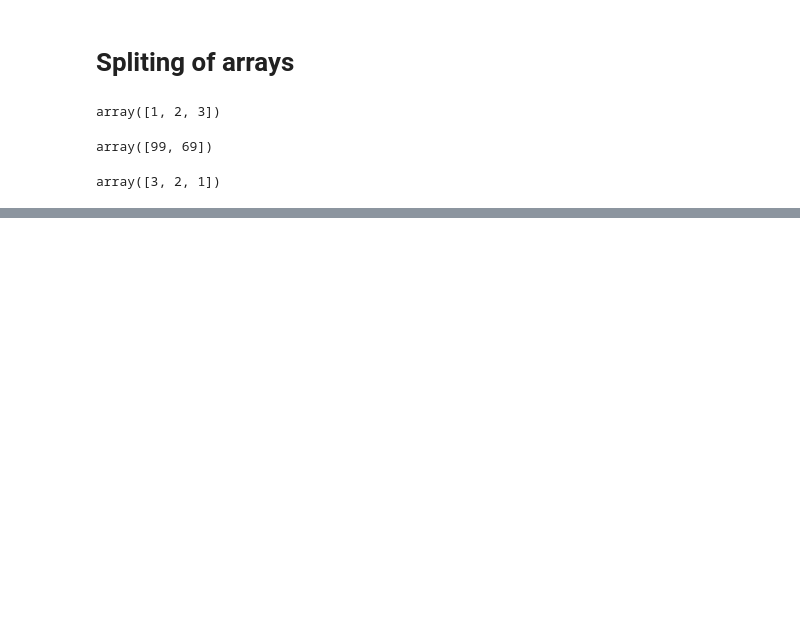
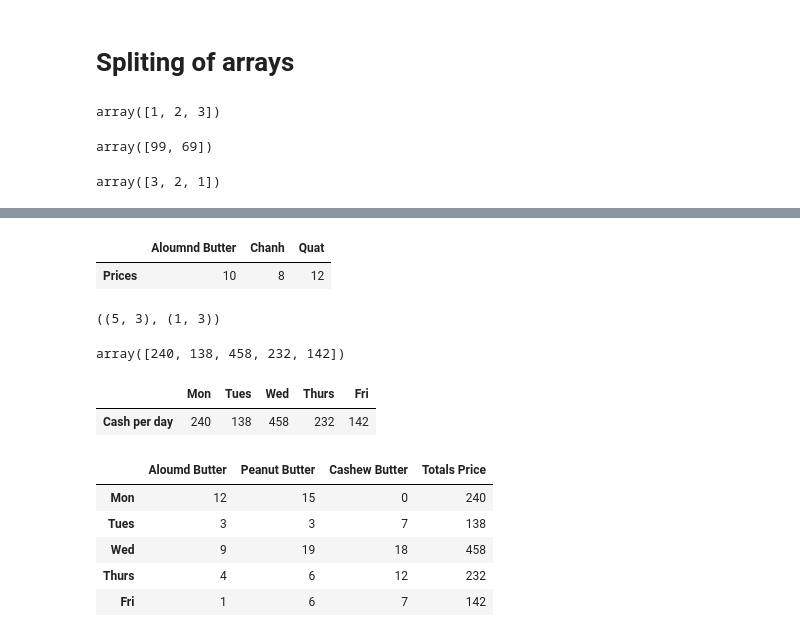
Before and after one commit to hung1012/ML-Basics, a Jupyter notebook: Numpy_Basics.ipynb, the cells around one changed output, grey strips where cells are left out. Cells and saved outputs as stored; diff of their text form; code cells hidden in the pictures; blank space fills up the shorter version.

```diff
--- a/Numpy_Basics.ipynb
+++ b/Numpy_Basics.ipynb
@@ -232,0 +387,5 @@ array([3, 2, 1])
+# %%
+# Number of jar sold
+np.random.seed(0)
+
+sales_amounts = np.random.randint(20, size = (5,3))
@@ -232,0 +400,6 @@ array([3, 2, 1])
+# %%
+#Create weekly_sales DataFrame
+import pandas as pd
+
+weekly_sales = pd.DataFrame(sales_amounts, index = ["Mon", "Tues","Wed","Thurs", "Fri"],
+                            columns = ["Aloumd Butter", "Peanut Butter", "Cashew Butter"])
@@ -232,0 +415,3 @@ array([3, 2, 1])
+# %%
+#create a price array
+prices = np.array([10,8,12])
@@ -232,0 +420,15 @@ array([3, 2, 1])
+# %%
+butter_prices
+# %% [output]
+|  | Aloumnd Butter | Chanh | Quat |
+| Prices | 10 | 8 | 12 |
+# %%
+weekly_sales.shape, butter_prices.shape
+# %% [output]
+((5, 3), (1, 3))
+# %%
+cash = sales_amounts.dot(prices.T)
+# %%
+cash
+# %% [output]
+array([240, 138, 458, 232, 142])
@@ -232,0 +437,15 @@ array([3, 2, 1])
+# %%
+day_cash
+# %% [output]
+|  | Mon | Tues | Wed | Thurs | Fri |
+| Cash per day | 240 | 138 | 458 | 232 | 142 |
+# %%
+weekly_sales["Totals Price"] = cash
+weekly_sales
+# %% [output]
+|  | Aloumd Butter | Peanut Butter | Cashew Butter | Totals Price |
+| Mon | 12 | 15 | 0 | 240 |
+| Tues | 3 | 3 | 7 | 138 |
+| Wed | 9 | 19 | 18 | 458 |
+| Thurs | 4 | 6 | 12 | 232 |
+| Fri | 1 | 6 | 7 | 142 |
```
Also changed, not shown: parts of 57 cells of this notebook.
